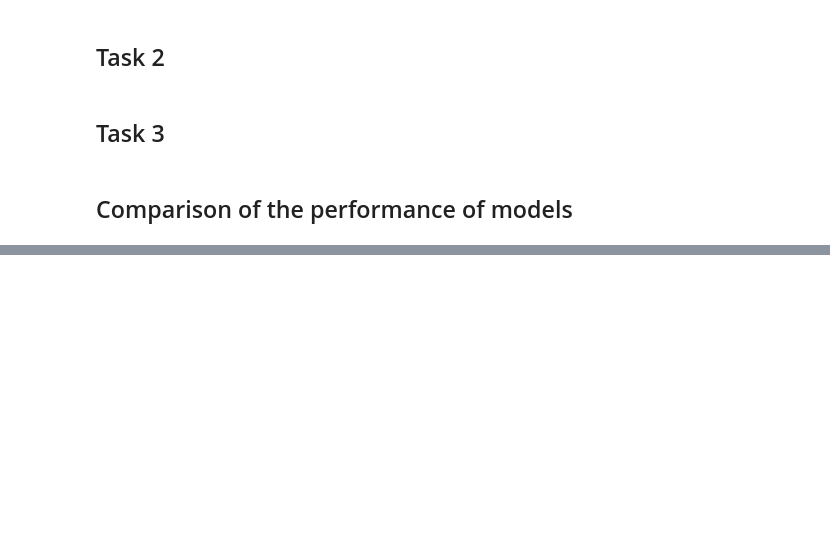
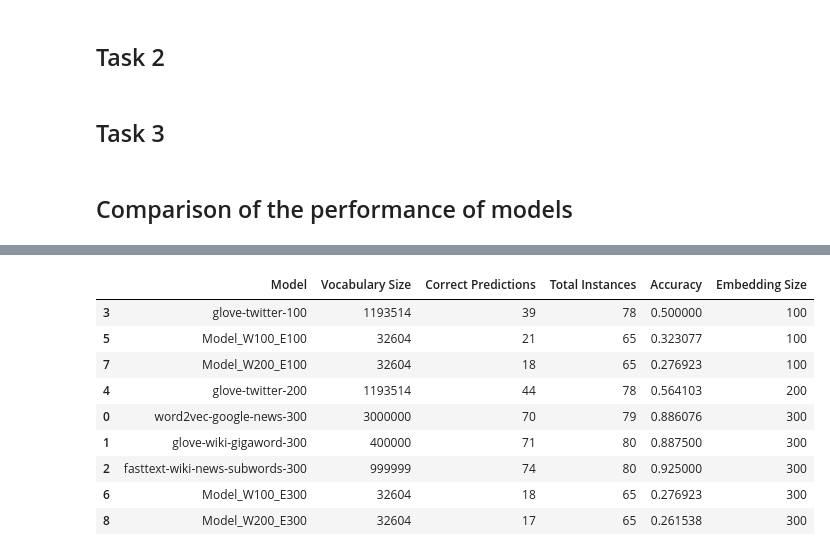
Before and after one commit to alexgaarciia/ExperimentsWordEmbeddings, a Jupyter notebook: COMP472-A2.ipynb, the cells around one changed output, grey strips where cells are left out. Drawn from its saved outputs; the diff is of its cells as text; code cells hidden in the pictures; blank space fills up the shorter version.

```diff
--- a/COMP472-A2.ipynb
+++ b/COMP472-A2.ipynb
@@ -257,0 +222,17 @@ NameError: name 'pd' is not defined
+# %%
+analysis_df['embedding_size'] = [300,300,300,100,200,100,300,100,300]
+# %%
+analysis_df.columns = ['Model', 'Vocabulary Size', 'Correct Predictions', 'Total Instances', 'Accuracy', 'Embedding Size']
+analysis_df = analysis_df.sort_values(by='Accuracy')
+analysis_df
+# %% [output]
+|  | Model | Vocabulary Size | Correct Predictions | Total Instances | Accuracy | Embedding Size |
+| 3 | glove-twitter-100 | 1193514 | 39 | 78 | 0.500000 | 100 |
+| 5 | Model_W100_E100 | 32604 | 21 | 65 | 0.323077 | 100 |
+| 7 | Model_W200_E100 | 32604 | 18 | 65 | 0.276923 | 100 |
+| 4 | glove-twitter-200 | 1193514 | 44 | 78 | 0.564103 | 200 |
+| 0 | word2vec-google-news-300 | 3000000 | 70 | 79 | 0.886076 | 300 |
+| 1 | glove-wiki-gigaword-300 | 400000 | 71 | 80 | 0.887500 | 300 |
+| 2 | fasttext-wiki-news-subwords-300 | 999999 | 74 | 80 | 0.925000 | 300 |
+| 6 | Model_W100_E300 | 32604 | 18 | 65 | 0.276923 | 300 |
+| 8 | Model_W200_E300 | 32604 | 17 | 65 | 0.261538 | 300 |
```
Also changed, not shown: parts of 9 cells of this notebook.
